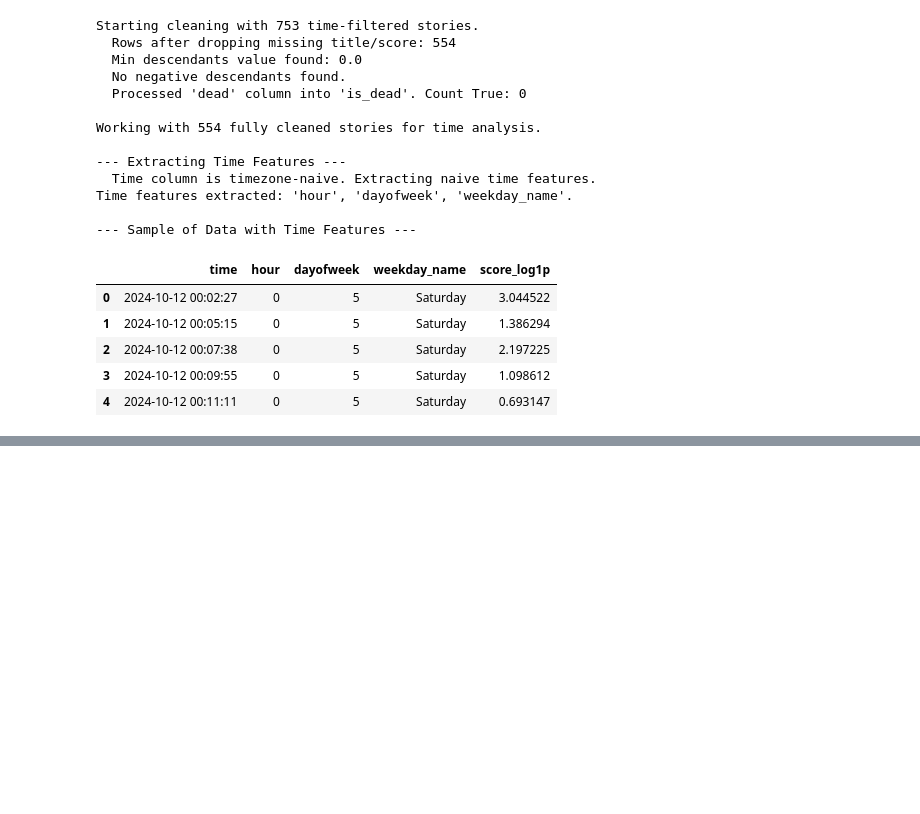
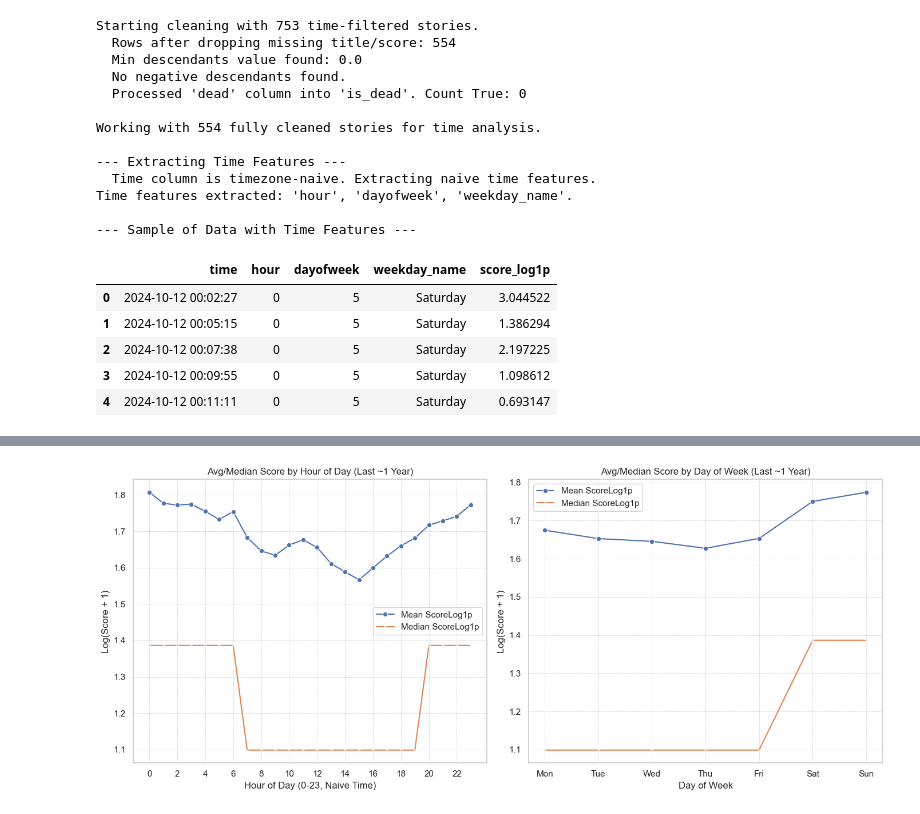
Before and after one commit to ocmoney/Dropout_Disco, a Jupyter notebook: notebooks/eda.ipynb, the cells around one changed output, grey strips where cells are left out. Saved outputs shown, nothing was run; the diff lists cells and outputs as text; code cells hidden in the pictures; blank space fills up the shorter version.

```diff
--- a/notebooks/eda.ipynb
+++ b/notebooks/eda.ipynb
@@ -2117,0 +2264,91 @@ Time features extracted: 'hour', 'dayofweek', 'weekday_name'.
+# %%
+import pandas as pd
+import numpy as np
+import matplotlib.pyplot as plt
+import seaborn as sns
+from IPython.display import display
+
+# Ensure df_stories_longterm_cleaned exists and has the required columns
+if 'df_stories_longterm_cleaned' in locals() and not df_stories_longterm_cleaned.empty \
+    and 'hour' in df_stories_longterm_cleaned.columns \
+    and 'dayofweek' in df_stories_longterm_cleaned.columns \
+    and 'score_log1p' in df_stories_longterm_cleaned.columns:
+
+    print("\n--- Analyzing Score by Hour of Day (Last ~1 Year) ---")
+    # Group by hour, calculate mean/median/count
+    # Use the long-term cleaned data
+    hourly_stats_lt = df_stories_longterm_cleaned.groupby('hour')['score_log1p'].agg(['mean', 'median', 'count']).reset_index()
+    display(hourly_stats_lt)
+
+    plt.figure(figsize=(14, 6))
+    plt.subplot(1, 2, 1)
+    sns.lineplot(data=hourly_stats_lt, x='hour', y='mean', marker='o', label='Mean ScoreLog1p')
+    sns.lineplot(data=hourly_stats_lt, x='hour', y='median', marker='x', label='Median ScoreLog1p')
+    plt.title('Avg/Median Score by Hour of Day (Last ~1 Year)')
+    plt.xlabel('Hour of Day (0-23, Naive Time)') # Clarify timezone if needed
+    plt.ylabel('Log(Score + 1)')
+    plt.grid(True, ls='--', linewidth=0.5)
+    plt.xticks(range(0, 24, 2))
+    plt.legend()
+
+
+    print("\n--- Analyzing Score by Day of Week (Last ~1 Year) ---")
+    # Group by dayofweek, calculate mean/median/count
+    daily_stats_lt = df_stories_longterm_cleaned.groupby('dayofweek')['score_log1p'].agg(['mean', 'median', 'count']).reset_index()
+    # Map dayofweek number to name
+    day_map = {0: 'Mon', 1: 'Tue', 2: 'Wed', 3: 'Thu', 4: 'Fri', 5: 'Sat', 6: 'Sun'}
+    daily_stats_lt['day_name'] = daily_stats_lt['dayofweek'].map(day_map)
+    display(daily_stats_lt)
+
+    plt.subplot(1, 2, 2)
+    sns.lineplot(data=daily_stats_lt, x='dayofweek', y='mean', marker='o', label='Mean ScoreLog1p')
+    sns.lineplot(data=daily_stats_lt, x='dayofweek', y='median', marker='x', label='Median ScoreLog1p')
+    plt.title('Avg/Median Score by Day of Week (Last ~1 Year)')
+    plt.xlabel('Day of Week')
+    plt.ylabel('Log(Score + 1)')
+    plt.grid(True, ls='--', linewidth=0.5)
+    plt.xticks(ticks=daily_stats_lt['dayofweek'], labels=daily_stats_lt['day_name'])
+    plt.legend()
+
+    plt.tight_layout()
+    plt.show()
+
+
+    # --- Time/Day Heatmap (Last ~1 Year) ---
+    print("\n--- Generating Score Heatmap (Day of Week vs. Hour - Last ~1 Year) ---")
+    # Create a pivot table using the long-term data
+    try:
+        heatmap_data_lt = df_stories_longterm_cleaned.pivot_table(
+            index='dayofweek',
+            columns='hour',
+            values='score_log1p',
+            aggfunc='median' # Use median - more robust
+        )
+        # Reindex rows & map to names
+        heatmap_data_lt = heatmap_data_lt.reindex(range(7))
+        heatmap_data_lt.index = heatmap_data_lt.index.map(day_map)
+
+        plt.figure(figsize=(18, 9)) # Make heatmap larger
+        sns.heatmap(
+            heatmap_data_lt,
+            cmap='viridis', # Or choose another cmap like 'YlGnBu'
+            annot=True,     # Show values in cells
+            fmt=".2f",      # Format values to 2 decimal places
+            linewidths=.5,
+            linecolor='lightgray', # Add cell borders
+            cbar_kws={'label': 'Median Log(Score + 1)'}
+            )
+        plt.title('Median Score by Day of Week and Hour of Day (Last ~1 Year)')
+        plt.xlabel('Hour of Day (0-23, Naive Time)')
+        plt.ylabel('Day of Week')
+        plt.yticks(rotation=0)
+        plt.show()
+    except Exception as e:
+        print(f"Could not generate heatmap, possibly due to insufficient data in some cells: {e}")
+
+
+else:
+    print("Error: df_stories_longterm_cleaned not available or missing required time columns.")
+    # Initialize empty df to prevent errors if needed later
+    df_stories_longterm_cleaned = pd.DataFrame()
+# %% [output]
@@ -2117,0 +2382 @@ Time features extracted: 'hour', 'dayofweek', 'weekday_name'.
+[figure, added]
```
Also changed, not shown: parts of 14 cells of this notebook.
